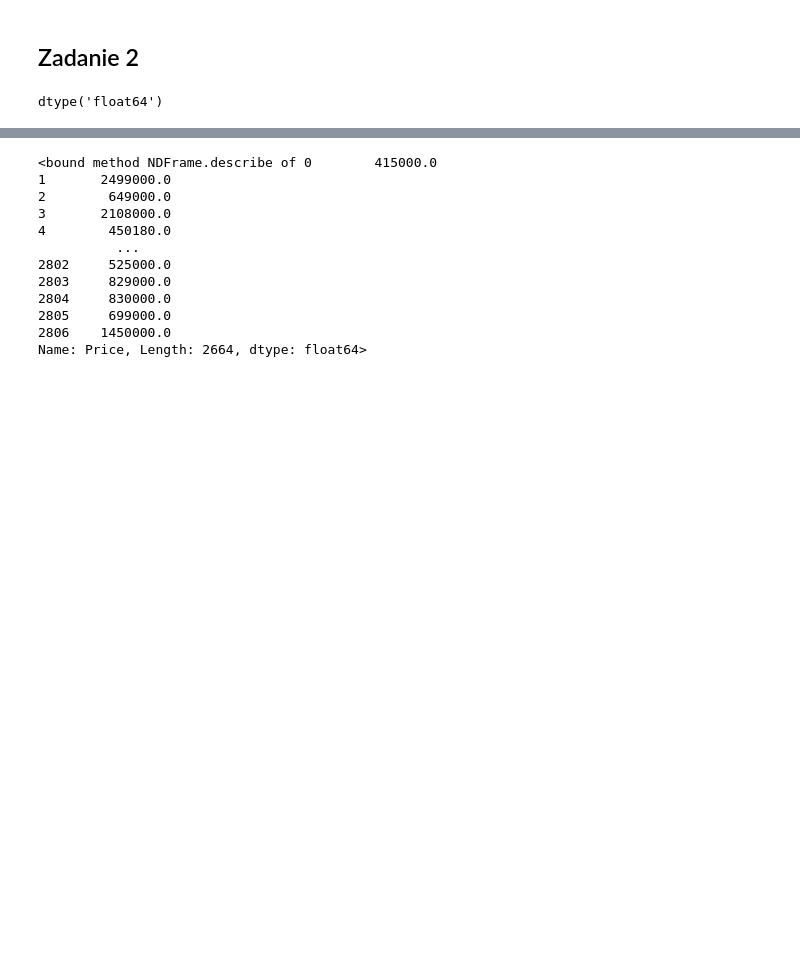
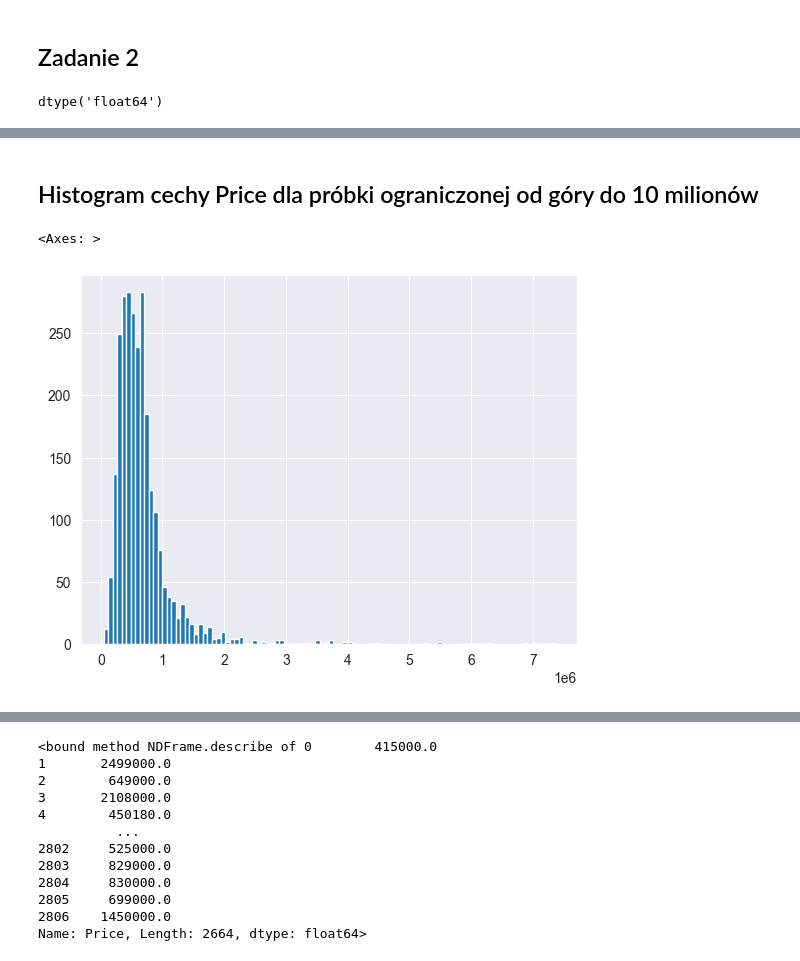
Before and after one commit to Bart140/metody_wstepnego_przetwarzania_danych, a Jupyter notebook: LAB02/lab02.ipynb, the cells around one changed output, grey strips where cells are left out. Drawn from its saved outputs; the diff is of its cells as text; code cells hidden in the pictures; blank space fills up the shorter version.

```diff
--- a/LAB02/lab02.ipynb
+++ b/LAB02/lab02.ipynb
@@ -50,2 +54,7 @@ df_cleaned.plot.hist(bins = 100)
+# %% [markdown]
+## Histogram cechy Price dla próbki ograniczonej od góry do 10 milionów
 # %%
-## zrobic dla mniejszych probek
+df_cleaned[df_cleaned['Price'] < 10_000_000]['Price'].hist(bins=100)
+# %% [output]
+<Axes: >
+[figure, added]
```
Also changed, not shown: parts of 36 cells of this notebook.
